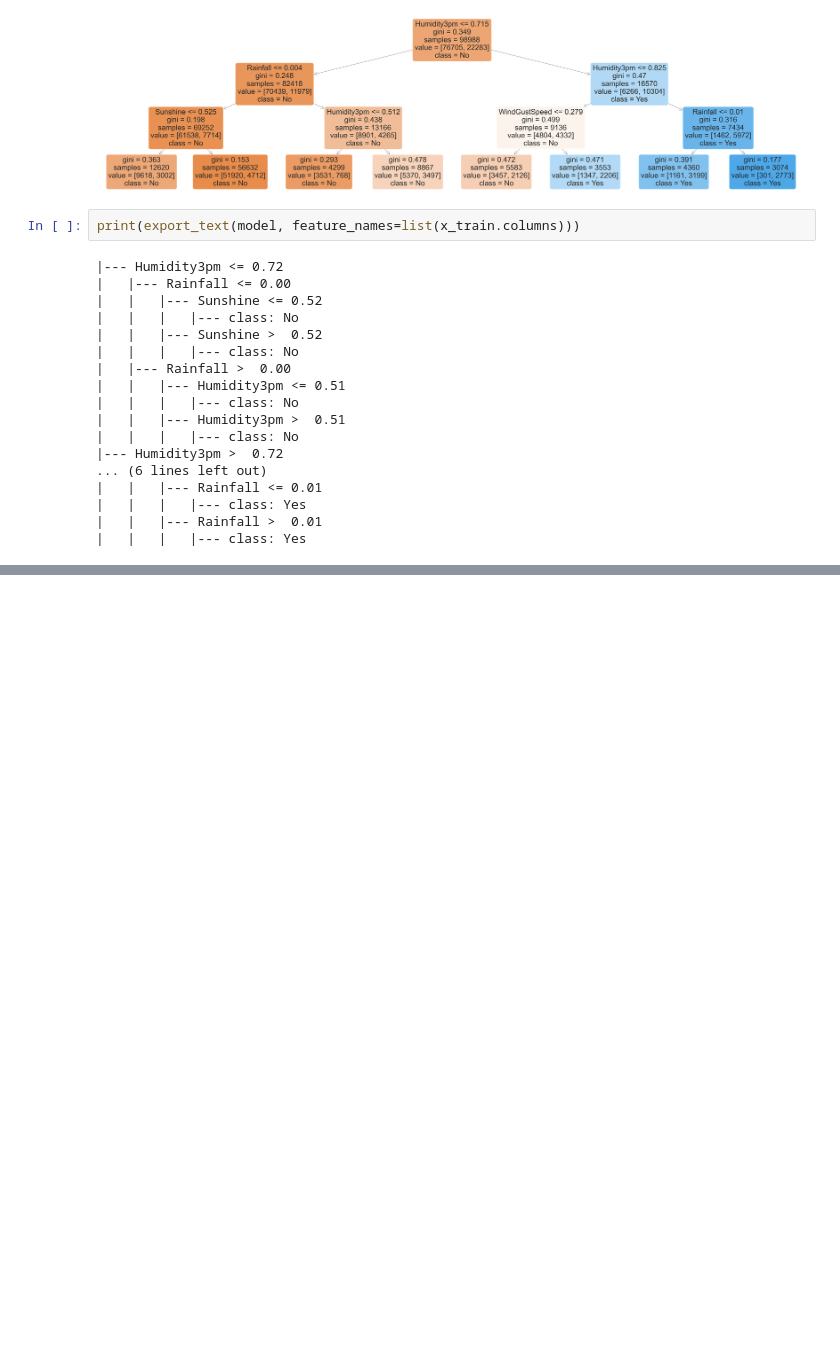
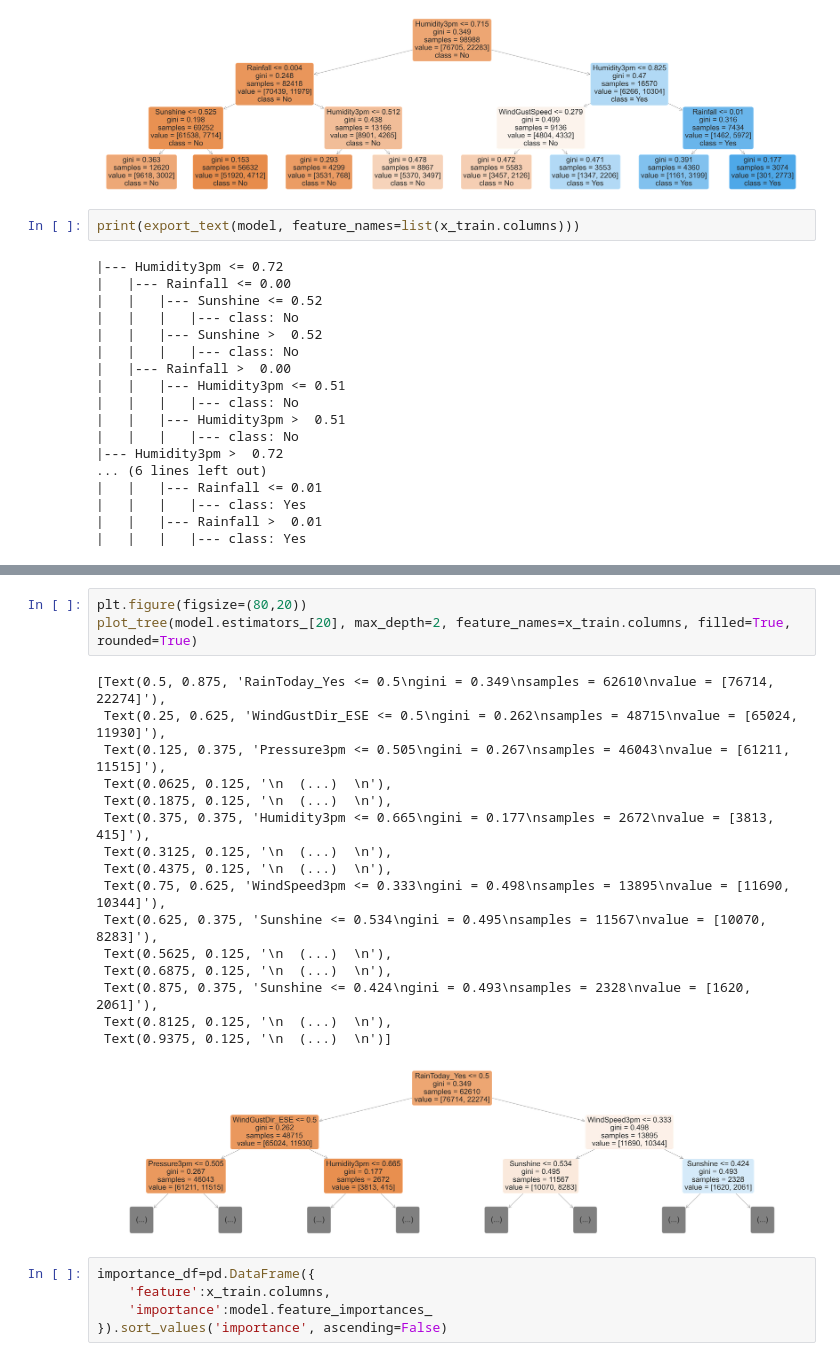
Before and after one commit to sebastianmb/MachineLearning, a Jupyter notebook: Project_course/DesicionTreesRandomForest/DesicionTreesAndRandomForest.ipynb, the cells around one changed output, grey strips where cells are left out. Drawn from its saved outputs; the diff is of its cells as text; blank space fills up the shorter version.

```diff
--- a/Project_course/DesicionTreesRandomForest/DesicionTreesAndRandomForest.ipynb
+++ b/Project_course/DesicionTreesRandomForest/DesicionTreesAndRandomForest.ipynb
@@ -463,0 +639,25 @@ print(export_text(model, feature_names=list(x_train.columns)))
+# %%
+plt.figure(figsize=(80,20))
+plot_tree(model.estimators_[20], max_depth=2, feature_names=x_train.columns, filled=True, rounded=True)
+# %% [output]
+[Text(0.5, 0.875, 'RainToday_Yes <= 0.5\ngini = 0.349\nsamples = 62610\nvalue = [76714, 22274]'),
+ Text(0.25, 0.625, 'WindGustDir_ESE <= 0.5\ngini = 0.262\nsamples = 48715\nvalue = [65024, 11930]'),
+ Text(0.125, 0.375, 'Pressure3pm <= 0.505\ngini = 0.267\nsamples = 46043\nvalue = [61211, 11515]'),
+ Text(0.0625, 0.125, '\n  (...)  \n'),
+ Text(0.1875, 0.125, '\n  (...)  \n'),
+ Text(0.375, 0.375, 'Humidity3pm <= 0.665\ngini = 0.177\nsamples = 2672\nvalue = [3813, 415]'),
+ Text(0.3125, 0.125, '\n  (...)  \n'),
+ Text(0.4375, 0.125, '\n  (...)  \n'),
+ Text(0.75, 0.625, 'WindSpeed3pm <= 0.333\ngini = 0.498\nsamples = 13895\nvalue = [11690, 10344]'),
+ Text(0.625, 0.375, 'Sunshine <= 0.534\ngini = 0.495\nsamples = 11567\nvalue = [10070, 8283]'),
+ Text(0.5625, 0.125, '\n  (...)  \n'),
+ Text(0.6875, 0.125, '\n  (...)  \n'),
+ Text(0.875, 0.375, 'Sunshine <= 0.424\ngini = 0.493\nsamples = 2328\nvalue = [1620, 2061]'),
+ Text(0.8125, 0.125, '\n  (...)  \n'),
+ Text(0.9375, 0.125, '\n  (...)  \n')]
+[figure, added]
+# %%
+importance_df=pd.DataFrame({
+    'feature':x_train.columns,
+    'importance':model.feature_importances_
+}).sort_values('importance', ascending=False)
```
Also changed, not shown: parts of 87 cells of this notebook, 10 other files.
